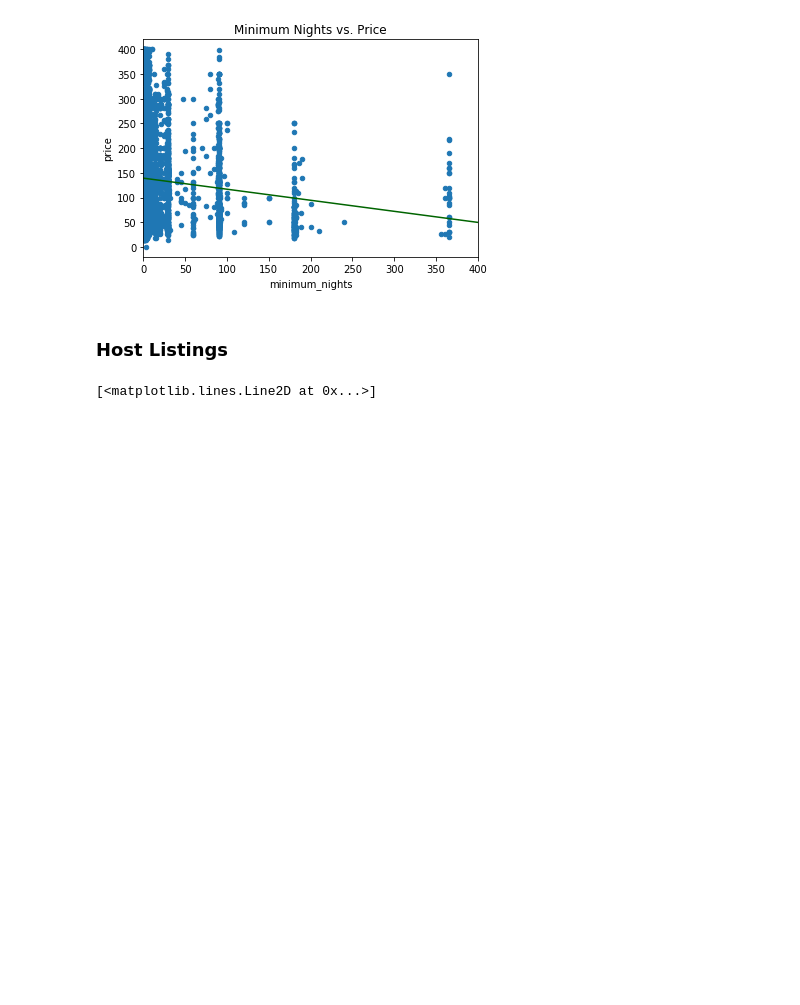
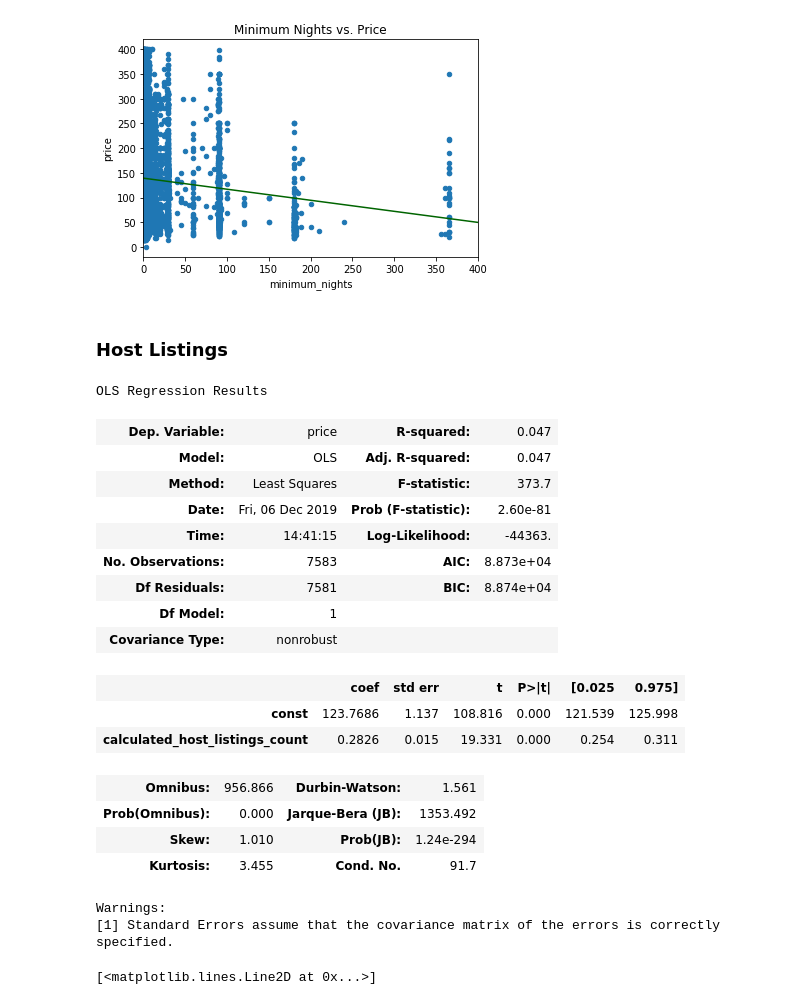
Before and after one commit to NathanHergenreter/SingaporeAirbnb, a Jupyter notebook: python/price_analysis.ipynb, the cells around one changed output. Cells and saved outputs as stored; diff of their text form; code cells hidden in the pictures; blank space fills up the shorter version.

```diff
--- a/python/price_analysis.ipynb
+++ b/python/price_analysis.ipynb
@@ -227,7 +247,27 @@ plt.plot(X, Y, color = 'darkgreen')
 ### Host Listings
 # %%
 lm_host_no = sm.OLS(airbnb_no.price, sm.add_constant(airbnb_no.calculated_host_listings_count)).fit()
-#lm_host_no.summary()
+lm_host_no.summary()
+# %% [output]
+OLS Regression Results
+| Dep. Variable: | price | R-squared: | 0.047 |
+| Model: | OLS | Adj. R-squared: | 0.047 |
+| Method: | Least Squares | F-statistic: | 373.7 |
+| Date: | Fri, 06 Dec 2019 | Prob (F-statistic): | 2.60e-81 |
+| Time: | 14:41:15 | Log-Likelihood: | -44363. |
+| No. Observations: | 7583 | AIC: | 8.873e+04 |
+| Df Residuals: | 7581 | BIC: | 8.874e+04 |
+| Df Model: | 1 |  |  |
+| Covariance Type: | nonrobust |  |  |
+|  | coef | std err | t | P>|t| | [0.025 | 0.975] |
+| const | 123.7686 | 1.137 | 108.816 | 0.000 | 121.539 | 125.998 |
+| calculated_host_listings_count | 0.2826 | 0.015 | 19.331 | 0.000 | 0.254 | 0.311 |
+| Omnibus: | 956.866 | Durbin-Watson: | 1.561 |
+| Prob(Omnibus): | 0.000 | Jarque-Bera (JB): | 1353.492 |
+| Skew: | 1.010 | Prob(JB): | 1.24e-294 |
+| Kurtosis: | 3.455 | Cond. No. | 91.7 |
+Warnings:
+[1] Standard Errors assume that the covariance matrix of the errors is correctly specified.
 # %%
 airbnb_no.plot('calculated_host_listings_count', 'price', kind = 'scatter').set_title('# of Host Listings vs. Price')
 xMin = airbnb_no.calculated_host_listings_count.min()
```
Also changed, not shown: parts of 2 cells of this notebook.
